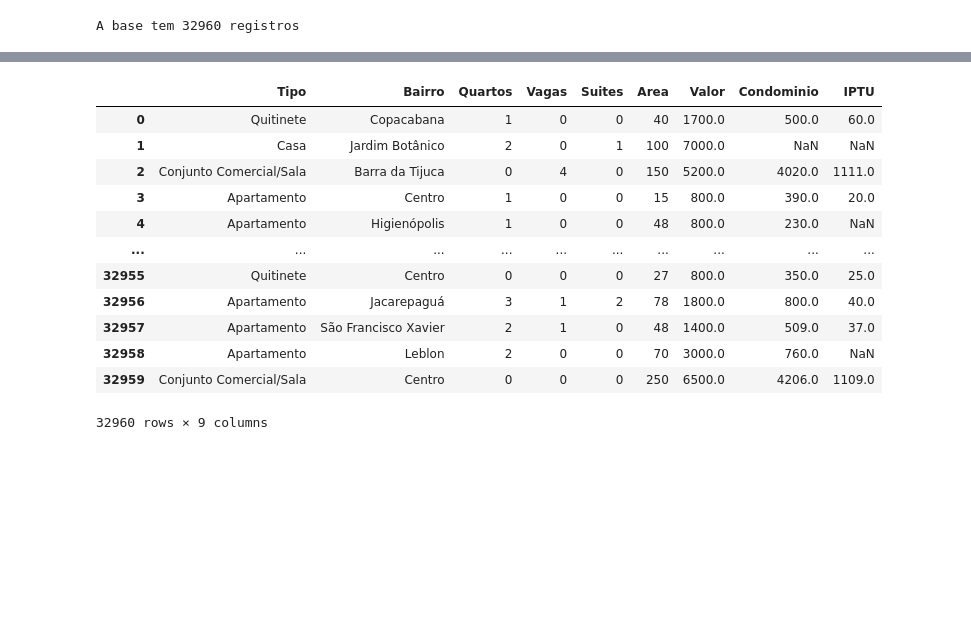
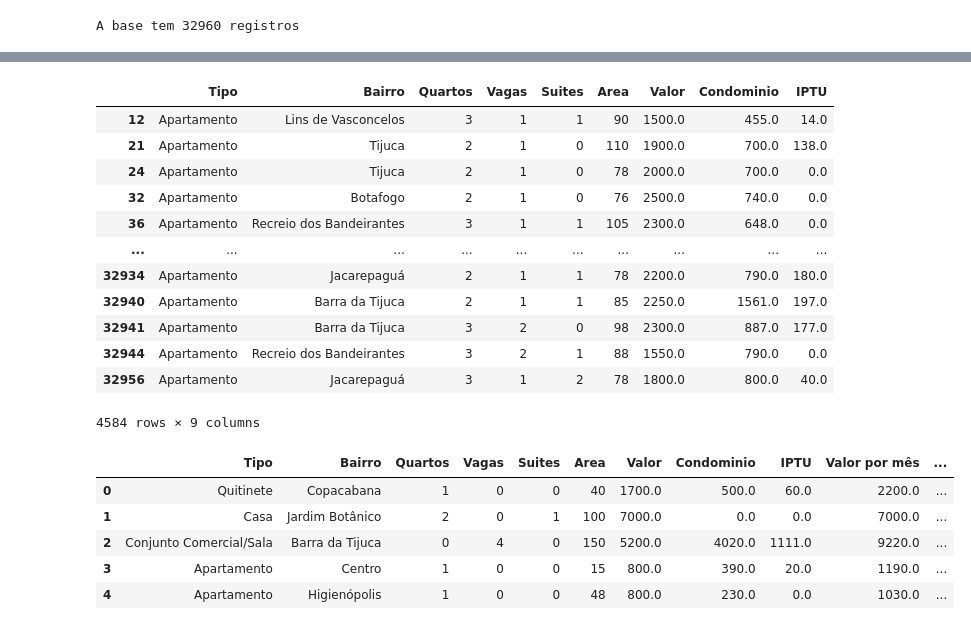
Before and after one commit to Dylanrichardss/Pandas-Python, a Jupyter notebook: Alura/base.ipynb, the cells around one changed output, grey strips where cells are left out. Saved outputs shown, nothing was run; the diff lists cells and outputs as text; code cells hidden in the pictures; blank space fills up the shorter version.

```diff
--- a/Alura/base.ipynb
+++ b/Alura/base.ipynb
@@ -25,3 +26,6 @@ dados
 print(f'A base tem {dados.shape[0]} registros')
 # %% [output]
 A base tem 32960 registros
+# %%
+dados['Valor por mês'] = dados['Valor'] + dados['Condominio']
+dados['Valor por ano'] = dados['Valor por mês'] *12 + dados['IPTU']
@@ -27,0 +144,2 @@ A base tem 32960 registros
+# %%
+dados = dados.fillna(0)
@@ -28,16 +162,29 @@ A base tem 32960 registros
+# %%
+dados.query('Tipo=="Apartamento" and Quartos>=2 and Valor < 3000 and Area > 70')
+# %% [output]
+|  | Tipo | Bairro | Quartos | Vagas | Suites | Area | Valor | Condominio | IPTU |
+| 12 | Apartamento | Lins de Vasconcelos | 3 | 1 | 1 | 90 | 1500.0 | 455.0 | 14.0 |
+| 21 | Apartamento | Tijuca | 2 | 1 | 0 | 110 | 1900.0 | 700.0 | 138.0 |
+| 24 | Apartamento | Tijuca | 2 | 1 | 0 | 78 | 2000.0 | 700.0 | 0.0 |
+| 32 | Apartamento | Botafogo | 2 | 1 | 0 | 76 | 2500.0 | 740.0 | 0.0 |
+| 36 | Apartamento | Recreio dos Bandeirantes | 3 | 1 | 1 | 105 | 2300.0 | 648.0 | 0.0 |
+| ... | ... | ... | ... | ... | ... | ... | ... | ... | ... |
+| 32934 | Apartamento | Jacarepaguá | 2 | 1 | 1 | 78 | 2200.0 | 790.0 | 180.0 |
+| 32940 | Apartamento | Barra da Tijuca | 2 | 1 | 1 | 85 | 2250.0 | 1561.0 | 197.0 |
+| 32941 | Apartamento | Barra da Tijuca | 3 | 2 | 0 | 98 | 2300.0 | 887.0 | 177.0 |
+| 32944 | Apartamento | Recreio dos Bandeirantes | 3 | 2 | 1 | 88 | 1550.0 | 790.0 | 0.0 |
+| 32956 | Apartamento | Jacarepaguá | 3 | 1 | 2 | 78 | 1800.0 | 800.0 | 40.0 |
+4584 rows × 9 columns
+# %%
+dados['Descrição'] = dados['Tipo'] + ' em ' + dados['Bairro'] + ' com ' + dados['Quartos'].astype(str) + ' quarto(s) ' + ' e ' + dados['Vagas'].astype(str) + ' vaga(s) de garagem.'
+# %%
+dados['Tem suite'] = dados['Suites'].apply(lambda x: 'Sim' if x>0 else 'Não')
 # %%
-dados
+dados.head()
 # %% [output]
-|  | Tipo | Bairro | Quartos | Vagas | Suites | Area | Valor | Condominio | IPTU |
-| 0 | Quitinete | Copacabana | 1 | 0 | 0 | 40 | 1700.0 | 500.0 | 60.0 |
-| 1 | Casa | Jardim Botânico | 2 | 0 | 1 | 100 | 7000.0 | NaN | NaN |
-| 2 | Conjunto Comercial/Sala | Barra da Tijuca | 0 | 4 | 0 | 150 | 5200.0 | 4020.0 | 1111.0 |
-| 3 | Apartamento | Centro | 1 | 0 | 0 | 15 | 800.0 | 390.0 | 20.0 |
-| 4 | Apartamento | Higienópolis | 1 | 0 | 0 | 48 | 800.0 | 230.0 | NaN |
-| ... | ... | ... | ... | ... | ... | ... | ... | ... | ... |
-| 32955 | Quitinete | Centro | 0 | 0 | 0 | 27 | 800.0 | 350.0 | 25.0 |
-| 32956 | Apartamento | Jacarepaguá | 3 | 1 | 2 | 78 | 1800.0 | 800.0 | 40.0 |
-| 32957 | Apartamento | São Francisco Xavier | 2 | 1 | 0 | 48 | 1400.0 | 509.0 | 37.0 |
-| 32958 | Apartamento | Leblon | 2 | 0 | 0 | 70 | 3000.0 | 760.0 | NaN |
-| 32959 | Conjunto Comercial/Sala | Centro | 0 | 0 | 0 | 250 | 6500.0 | 4206.0 | 1109.0 |
+|  | Tipo | Bairro | Quartos | Vagas | Suites | Area | Valor | Condominio | IPTU | Valor por mês | ... |
+| 0 | Quitinete | Copacabana | 1 | 0 | 0 | 40 | 1700.0 | 500.0 | 60.0 | 2200.0 | ... |
+| 1 | Casa | Jardim Botânico | 2 | 0 | 1 | 100 | 7000.0 | 0.0 | 0.0 | 7000.0 | ... |
+| 2 | Conjunto Comercial/Sala | Barra da Tijuca | 0 | 4 | 0 | 150 | 5200.0 | 4020.0 | 1111.0 | 9220.0 | ... |
+| 3 | Apartamento | Centro | 1 | 0 | 0 | 15 | 800.0 | 390.0 | 20.0 | 1190.0 | ... |
+| 4 | Apartamento | Higienópolis | 1 | 0 | 0 | 48 | 800.0 | 230.0 | 0.0 | 1030.0 | ... |
-32960 rows × 9 columns
```
Also changed, not shown: parts of 22 cells of this notebook, 2 other files.
